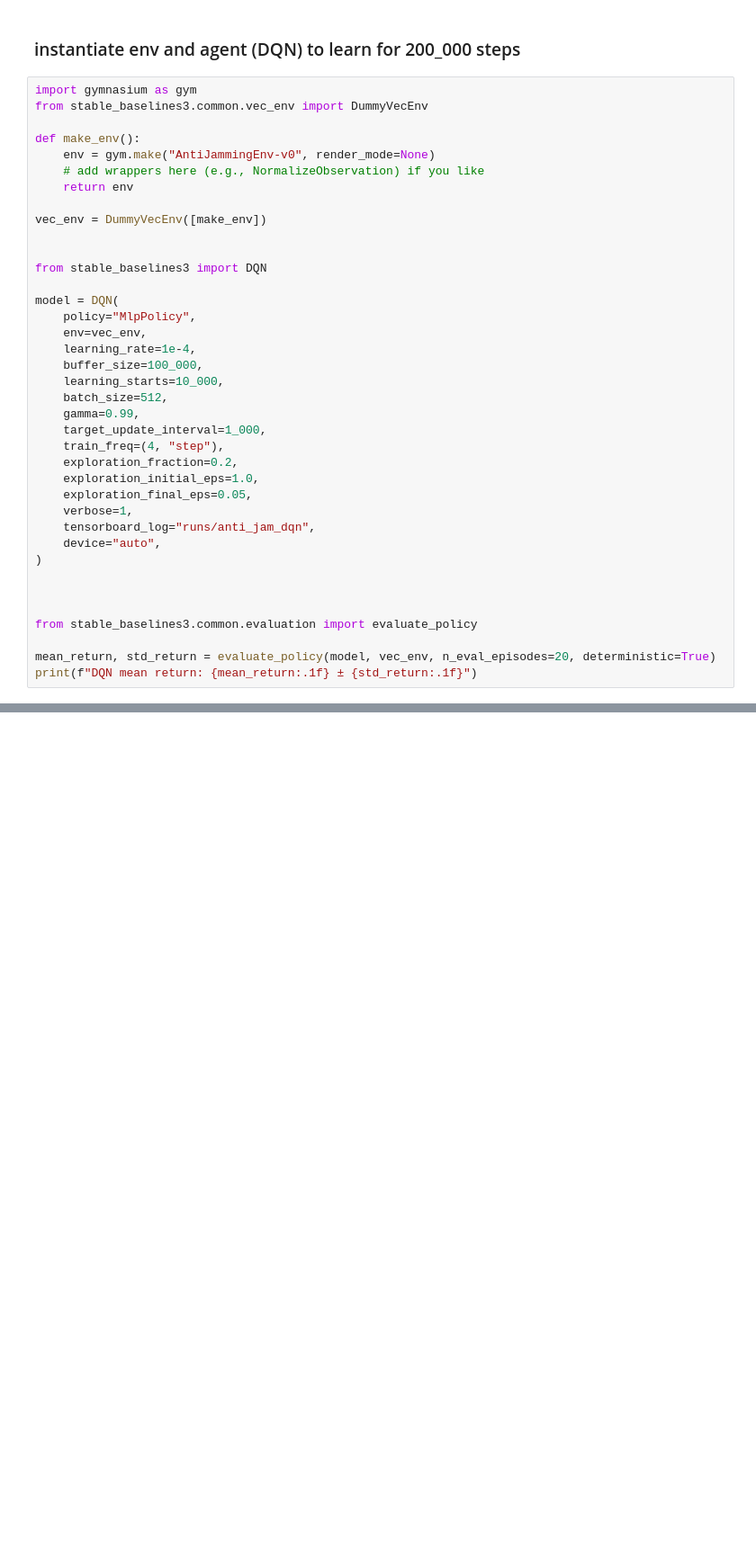
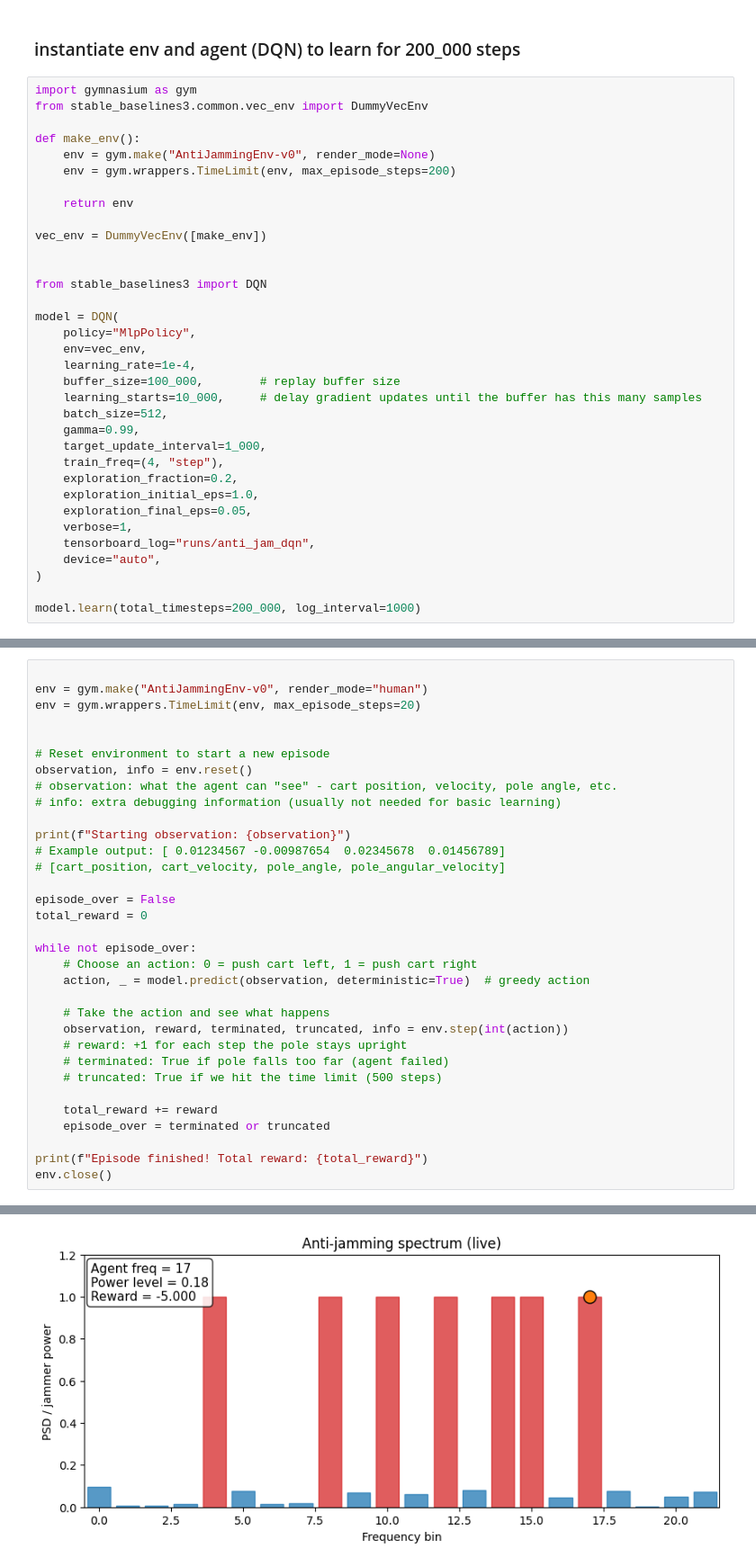
Before and after one commit to mar5-a/DRL, a Jupyter notebook: simplenv.ipynb, the cells around one changed output, grey strips where cells are left out. Shown at 90% size. Saved outputs shown, nothing was run; the diff lists cells and outputs as text; blank space fills up the shorter version.

Commit message:
got DQN running and visualised

```diff
--- a/simplenv.ipynb
+++ b/simplenv.ipynb
@@ -396,7 +396,8 @@ from stable_baselines3.common.vec_env import DummyVecEnv
 
 def make_env():
     env = gym.make("AntiJammingEnv-v0", render_mode=None)
-    # add wrappers here (e.g., NormalizeObservation) if you like
+    env = gym.wrappers.TimeLimit(env, max_episode_steps=200)
+
     return env
 
 vec_env = DummyVecEnv([make_env])
@@ -408,8 +409,8 @@ model = DQN(
     policy="MlpPolicy",
     env=vec_env,
     learning_rate=1e-4,
-    buffer_size=100_000,
-    learning_starts=10_000,
+    buffer_size=100_000,        # replay buffer size
+    learning_starts=10_000,     # delay gradient updates until the buffer has this many samples
     batch_size=512,
     gamma=0.99,
     target_update_interval=1_000,
@@ -422,11 +423,6 @@ model = DQN(
     device="auto",
 )
 
-
-
-from stable_baselines3.common.evaluation import evaluate_policy
-
-mean_return, std_return = evaluate_policy(model, vec_env, n_eval_episodes=20, deterministic=True)
-print(f"DQN mean return: {mean_return:.1f} ± {std_return:.1f}")
+model.learn(total_timesteps=200_000, log_interval=1000)
 # %% [output]
 Using cpu device
@@ -432,0 +451,34 @@ Using cpu device
+# %%
+
+env = gym.make("AntiJammingEnv-v0", render_mode="human")
+env = gym.wrappers.TimeLimit(env, max_episode_steps=20)
+
+
+# Reset environment to start a new episode
+observation, info = env.reset()
+# observation: what the agent can "see" - cart position, velocity, pole angle, etc.
+# info: extra debugging information (usually not needed for basic learning)
+
+print(f"Starting observation: {observation}")
+# Example output: [ 0.01234567 -0.00987654  0.02345678  0.01456789]
+# [cart_position, cart_velocity, pole_angle, pole_angular_velocity]
+
+episode_over = False
+total_reward = 0
+
+while not episode_over:
+    # Choose an action: 0 = push cart left, 1 = push cart right
+    action, _ = model.predict(observation, deterministic=True)  # greedy action
+
+    # Take the action and see what happens
+    observation, reward, terminated, truncated, info = env.step(int(action))
+    # reward: +1 for each step the pole stays upright
+    # terminated: True if pole falls too far (agent failed)
+    # truncated: True if we hit the time limit (500 steps)
+
+    total_reward += reward
+    episode_over = terminated or truncated
+
+print(f"Episode finished! Total reward: {total_reward}")
+env.close()
+# %% [output]
@@ -432,0 +489 @@ Using cpu device
+[figure, added]
```
Also changed, not shown: parts of 6 cells of this notebook.
